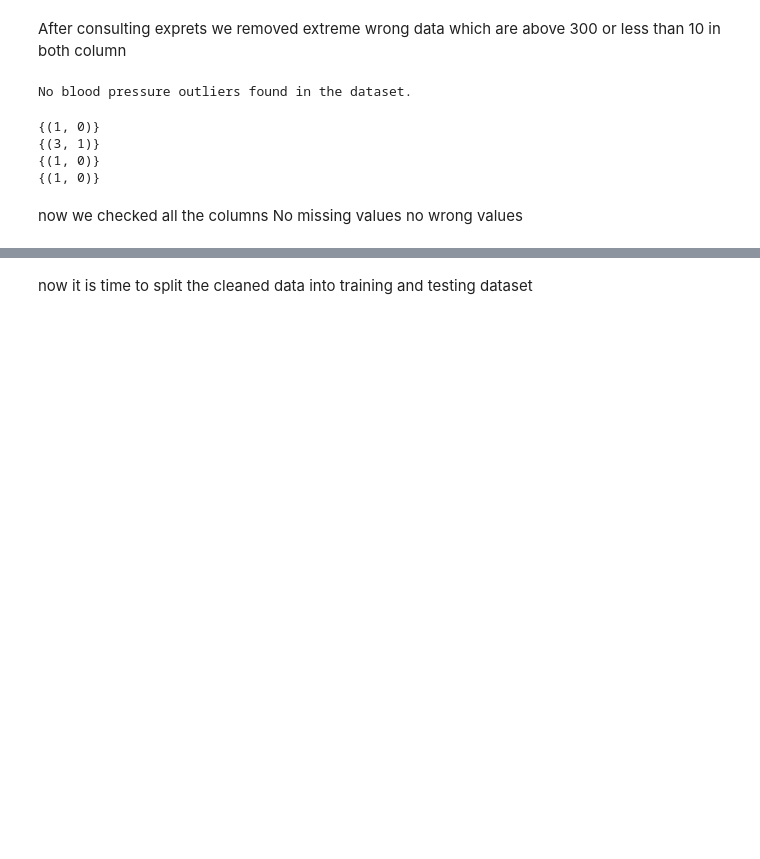
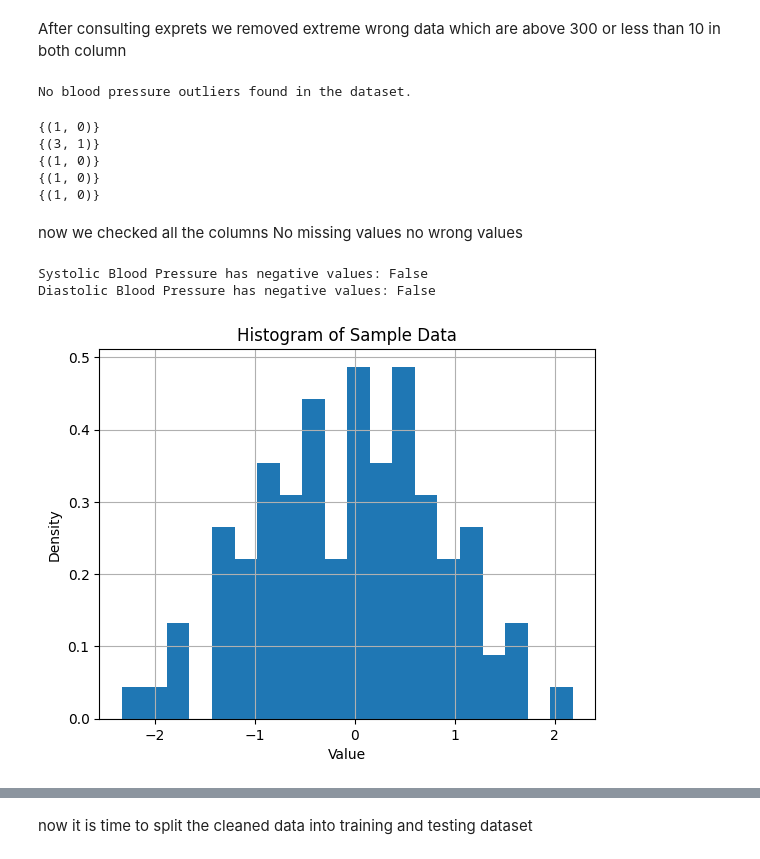
Before and after one commit to alyawdi/AI_Project, a Jupyter notebook: randomForest.ipynb, the cells around one changed output, grey strips where cells are left out. Cells and saved outputs as stored; diff of their text form; code cells hidden in the pictures; blank space fills up the shorter version.

```diff
--- a/randomForest.ipynb
+++ b/randomForest.ipynb
@@ -349,12 +389,48 @@ print( { get_max_value(df, "active")})
 print( {get_max_value(df, "gluc")})
 print( { get_max_value(df, "smoke")})
 print( { get_max_value(df, "alco")})
+print ({get_max_value(df,"cardio")})
 # %% [output]
 {(1, 0)}
 {(3, 1)}
 {(1, 0)}
 {(1, 0)}
+{(1, 0)}
 # %% [markdown]
 now we checked all the columns
 No missing values
 no wrong values
+# %%
+def has_negative_values(data, column_name):
+
+  # Check for negative values using a boolean Series
+  has_negative = data[column_name] <= 0
+
+  # Check if any element in the Series is True (meaning there's at least one negative value)
+  return has_negative.any()
+
+# Example usage (assuming your data is in a DataFrame named 'cardio_data')
+has_negative_systolic = has_negative_values(df, "ap_lo")
+has_negative_diastolic = has_negative_values(df, "ap_hi")
+
+print(f"Systolic Blood Pressure has negative values: {has_negative_systolic}")
+print(f"Diastolic Blood Pressure has negative values: {has_negative_diastolic}")
+# %% [output]
+Systolic Blood Pressure has negative values: False
+Diastolic Blood Pressure has negative values: False
+# %%
+import matplotlib.pyplot as plt
+import numpy as np
+
+# Sample data (replace with your actual data)
+data = np.random.normal(size=100)  # Generate some normally distributed data
+
+# Histogram
+plt.hist(data, bins=20, density=True)  # Plot the histogram with 20 bins and normalize the area
+plt.xlabel("Value")
+plt.ylabel("Density")
+plt.title("Histogram of Sample Data")
+plt.grid(True)
+plt.show()
+# %% [output]
+[figure, added]
```
Also changed, not shown: parts of 28 cells of this notebook.
